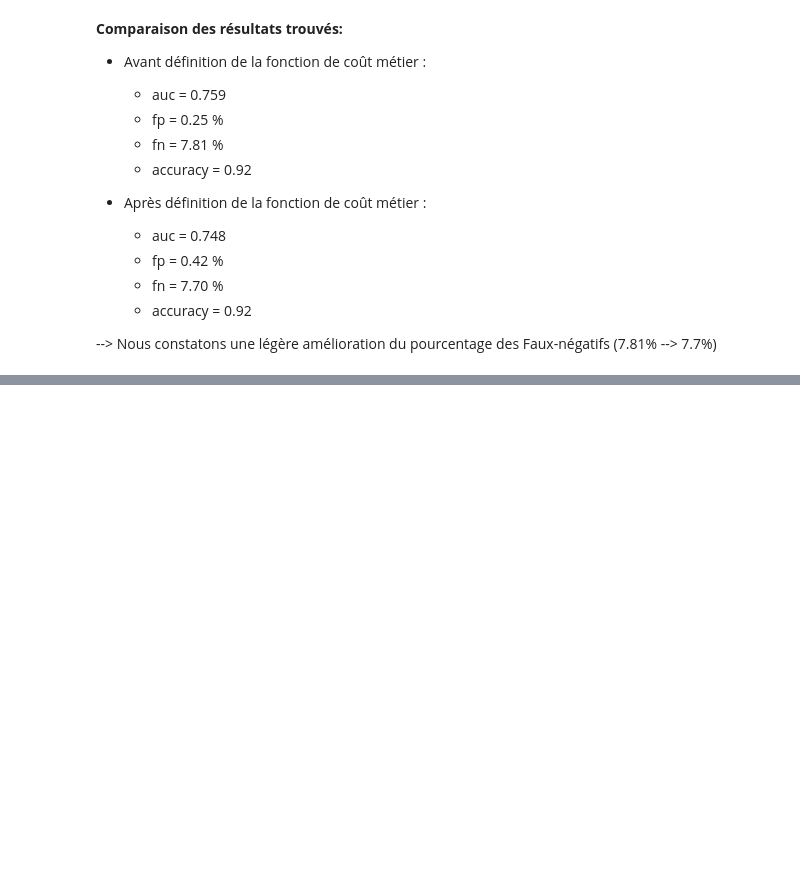
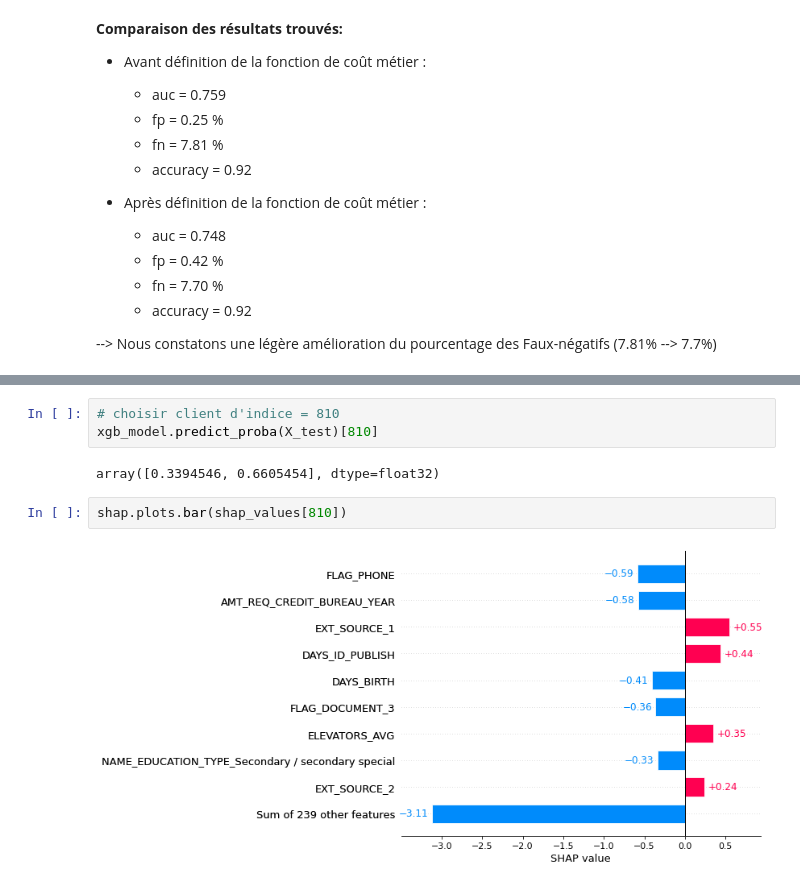
Before and after one commit to Soumaya-kh/scoring_model, a Jupyter notebook: P7_02_modelisation.ipynb, the cells around one changed output, grey strips where cells are left out. Cells and saved outputs as stored; diff of their text form; blank space fills up the shorter version.

```diff
--- a/P7_02_modelisation.ipynb
+++ b/P7_02_modelisation.ipynb
@@ -555,0 +705,9 @@ weighted avg       0.88      0.92      0.89     92254
+# %%
+# choisir client d'indice = 810
+xgb_model.predict_proba(X_test)[810]
+# %% [output]
+array([0.3394546, 0.6605454], dtype=float32)
+# %%
+shap.plots.bar(shap_values[810])
+# %% [output]
+[figure, added]
```
Also changed, not shown: parts of 29 cells of this notebook.
